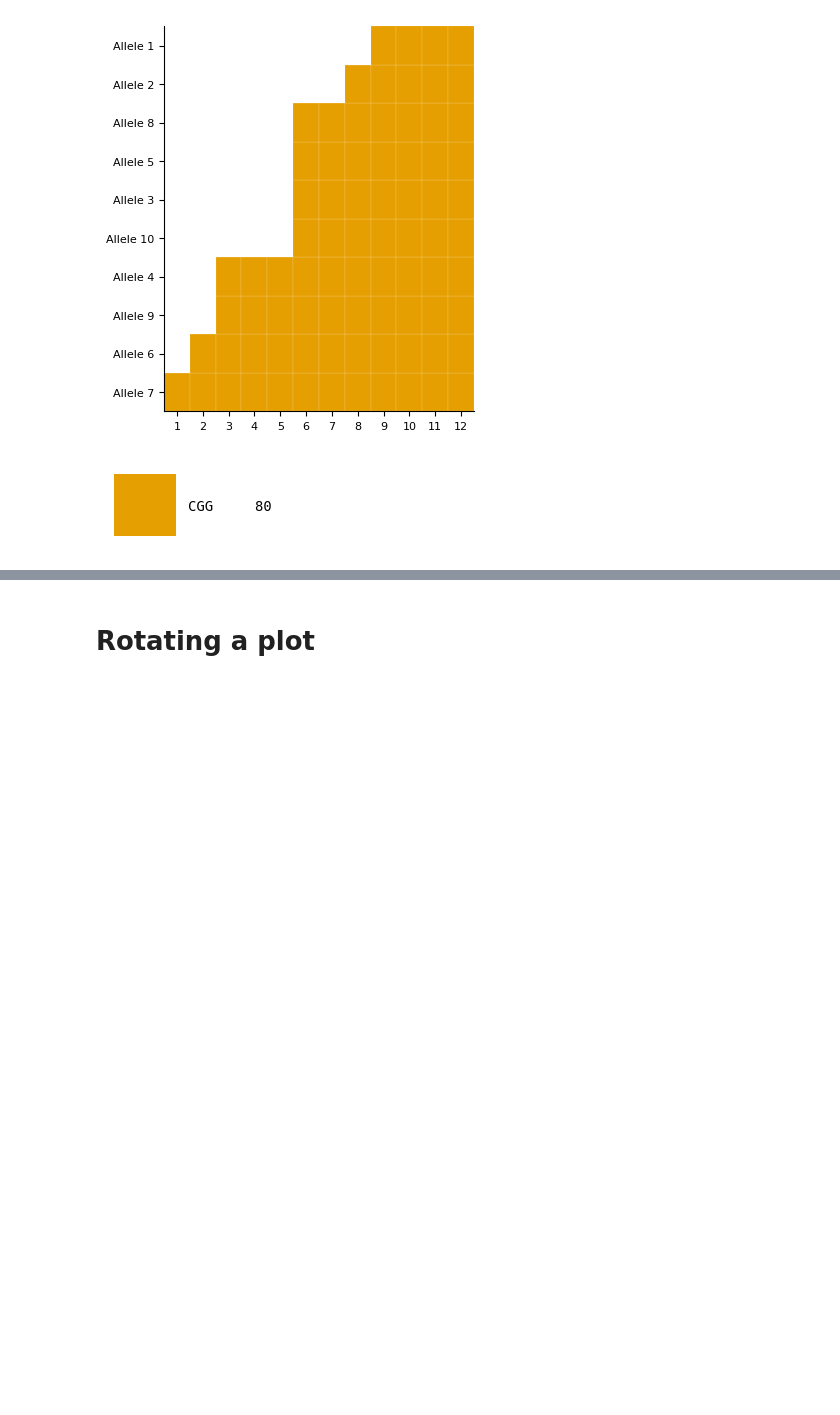
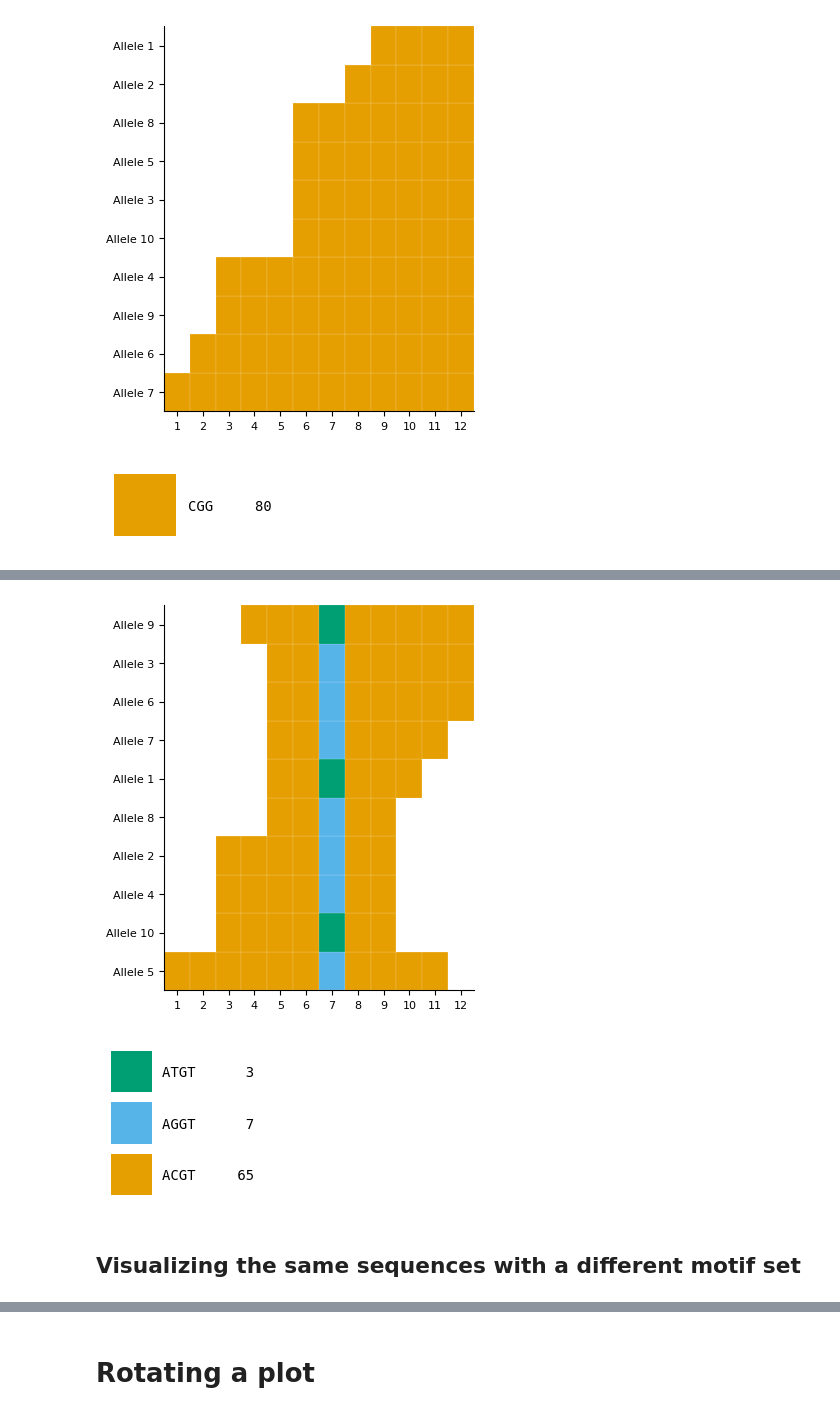
Before and after one commit to Jong-hun-Park/trviz, a Jupyter notebook: examples/sample_code.ipynb, the cells around one changed output, grey strips where cells are left out. Cells and saved outputs as stored; diff of their text form; code cells hidden in the pictures; blank space fills up the shorter version.

```diff
--- a/examples/sample_code.ipynb
+++ b/examples/sample_code.ipynb
@@ -38,0 +47,30 @@ Visualization
+# %%
+tr_visualizer = TandemRepeatVizWorker()
+tr_id = "VariantMotif"
+tr_sequences = ['ACGTACGTATGTACGTACGTACGT',
+                'ACGTACGTACGTACGTAGGTACGTACGT',
+                'ACGTACGTAGGTACGTACGTACGTACGTACGT',
+                'ACGTACGTACGTACGTAGGTACGTACGT',
+                'ACGTACGTACGTACGTACGTACGTAGGTACGTACGTACGTACGT',
+                'ACGTACGTAGGTACGTACGTACGTACGTACGT',
+                'ACGTACGTAGGTACGTACGTACGTACGT',
+                'ACGTACGTAGGTACGTACGT',
+                'ACGTACGTACGTATGTACGTACGTACGTACGTACGT',
+                'ACGTACGTACGTACGTATGTACGTACGT',
+           ]
+sample_ids = [f"Allele {x}" for x in range(1, len(tr_sequences) + 1)]
+motifs = ['ACGT']  # A consensus motif is given
+
+# Seattle plot (default)
+tr_visualizer.generate_trplot(tr_id,
+                              sample_ids,
+                              tr_sequences,
+                              motifs,
+                              show_figure=True,
+                              verbose=False,
+                             )
+# %% [output]
+[figure, added]
+[figure, added]
+# %% [markdown]
+## Visualizing the same sequences with a different motif set
```
Also changed, not shown: parts of 25 cells of this notebook.
